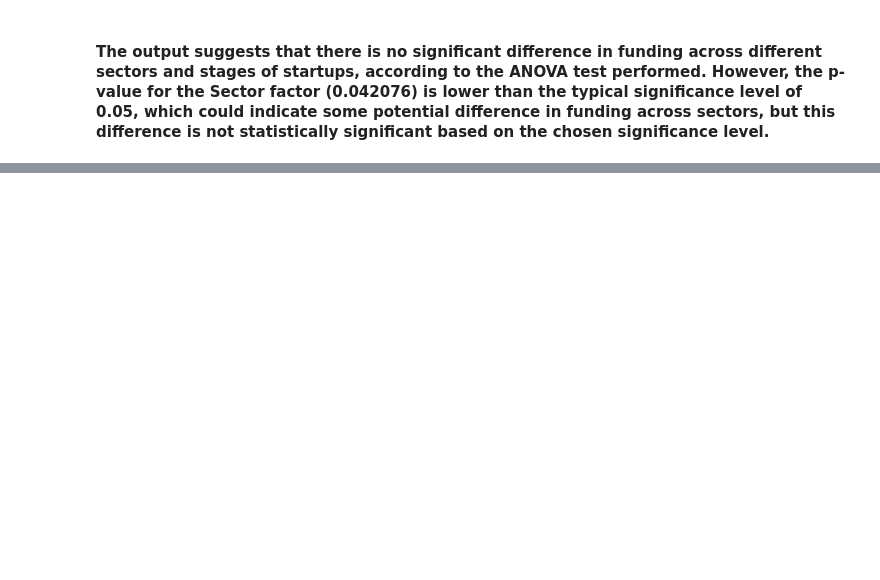
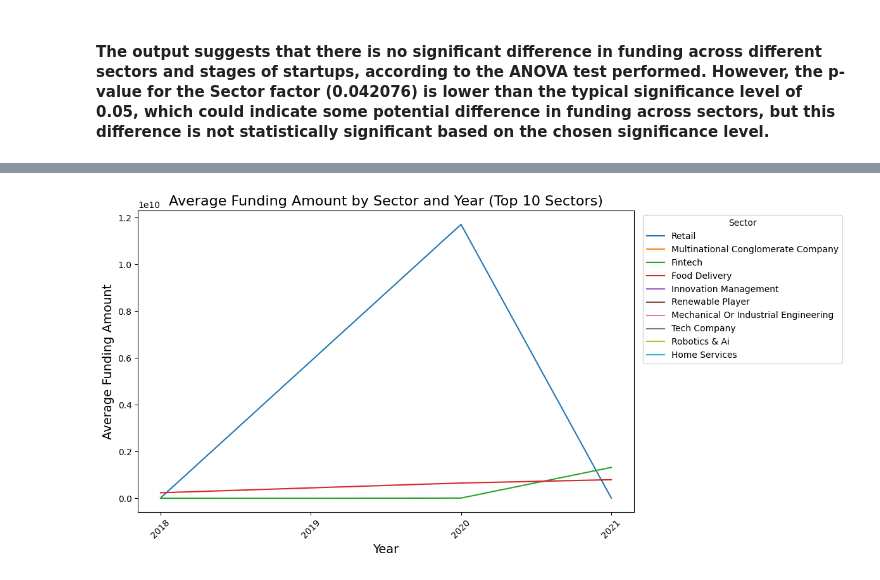
Before and after one commit to Njuraita/LP1-Indian-Startup-Ecosystem, a Jupyter notebook: Notebooks/LP1.ipynb, the cells around one changed output, grey strips where cells are left out. Saved outputs shown, nothing was run; the diff lists cells and outputs as text; code cells hidden in the pictures; blank space fills up the shorter version.

```diff
--- a/Notebooks/LP1.ipynb
+++ b/Notebooks/LP1.ipynb
@@ -2172,0 +2229,13 @@ Fail to reject the null hypothesis for Stage: No significant difference in fundi
+# %%
+# HoW has the average funding amount in each Sector changed over the years
+
+# The data to include years 2018 to 2021
+Year = df_combined['Year']
+
+# Group the data by 'Sector' and 'Year', and calculate the mean 'Amount'
+average_funding = df_combined.groupby(['Sector', 'Year'])['Amount'].mean().reset_index()
+
+# Sort the DataFrame in descending order based on 'Amount'
+average_funding = average_funding.sort_values('Amount', ascending=False)
+
+average_funding
@@ -2172,0 +2256,21 @@ Fail to reject the null hypothesis for Stage: No significant difference in fundi
+# %%
+# Select the top 10 sectors
+top_10_sectors = average_funding.groupby('Sector')['Amount'].mean().sort_values(ascending=False).head(10).reset_index()
+
+# Create a line plot
+plt.figure(figsize=(12, 6))
+sns.lineplot(data=average_funding[average_funding['Sector'].isin(top_10_sectors['Sector'])],
+             x='Year', y='Amount', hue='Sector')
+
+# Customize the plot
+plt.title('Average Funding Amount by Sector and Year (Top 10 Sectors)', fontsize=16)
+plt.xlabel('Year', fontsize=14)
+plt.ylabel('Average Funding Amount', fontsize=14)
+plt.xticks(average_funding['Year'].unique(), rotation=45)
+plt.legend(title='Sector', loc='upper left', bbox_to_anchor=(1.01, 1))
+plt.tight_layout()
+
+# Show the plot
+plt.show()
+# %% [output]
+[figure, added]
```
Also changed, not shown: parts of 34 cells of this notebook.
